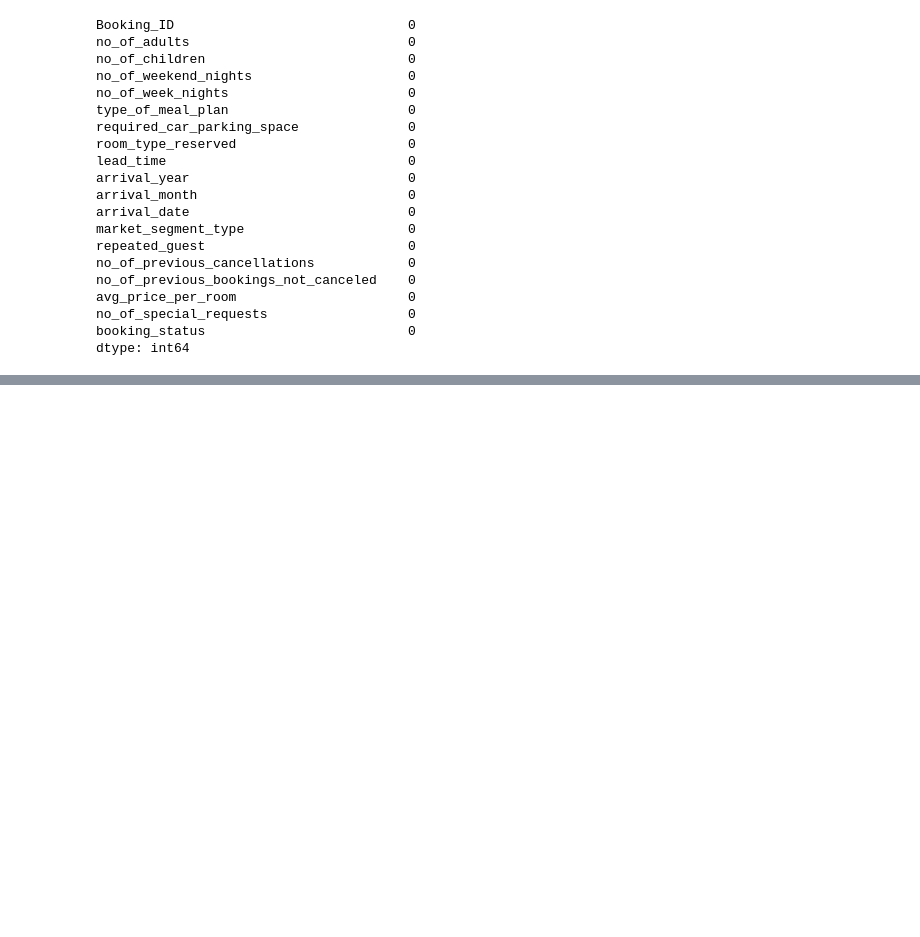
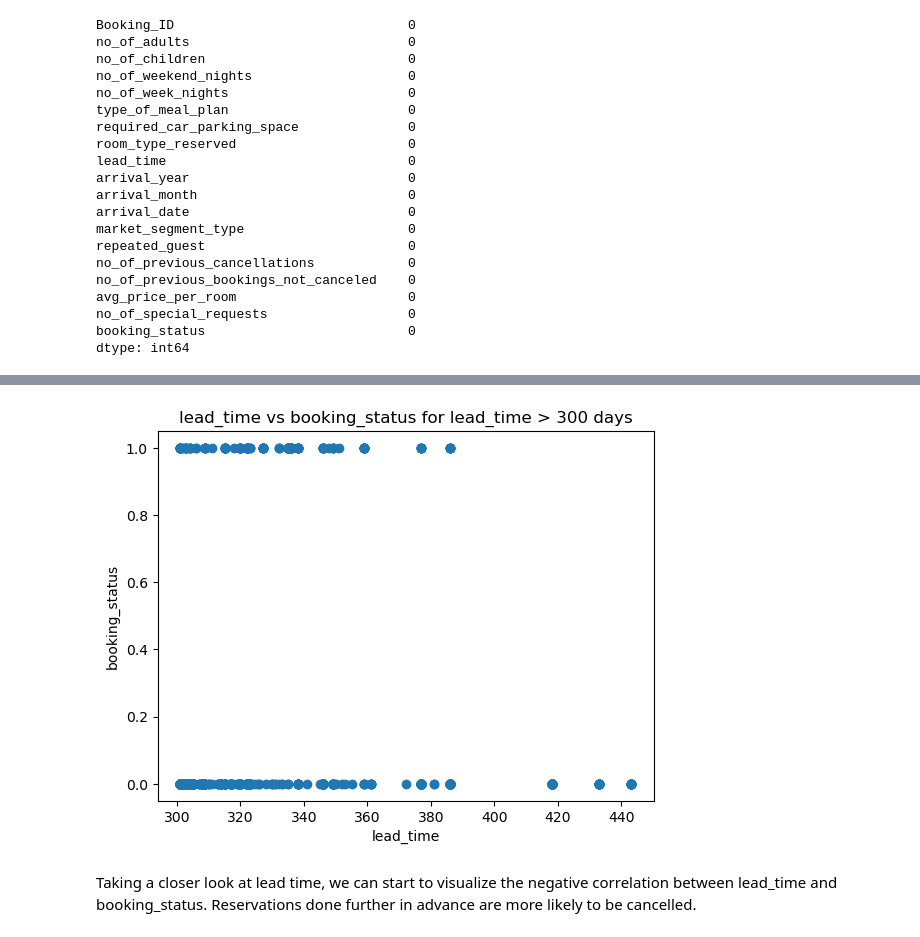
Before and after one commit to elise-hedlund/dis-ml-final-project, a Jupyter notebook: HotelReservations.ipynb, the cells around one changed output, grey strips where cells are left out. Cells and saved outputs as stored; diff of their text form; code cells hidden in the pictures; blank space fills up the shorter version.

```diff
--- a/HotelReservations.ipynb
+++ b/HotelReservations.ipynb
@@ -111,0 +167,12 @@ Name: booking_status, dtype: float64
+# %%
+large_lead_time_data = hotel_data[hotel_data['lead_time'] > 300]
+
+plt.scatter(large_lead_time_data['lead_time'], large_lead_time_data['booking_status'])
+plt.xlabel('lead_time')
+plt.ylabel('booking_status')
+plt.title('lead_time vs booking_status for lead_time > 300 days')
+plt.show()
+# %% [output]
+[figure, added]
+# %% [markdown]
+Taking a closer look at lead time, we can start to visualize the negative correlation between lead_time and booking_status. Reservations done further in advance are more likely to be cancelled.
```
Also changed, not shown: parts of 19 cells of this notebook.
